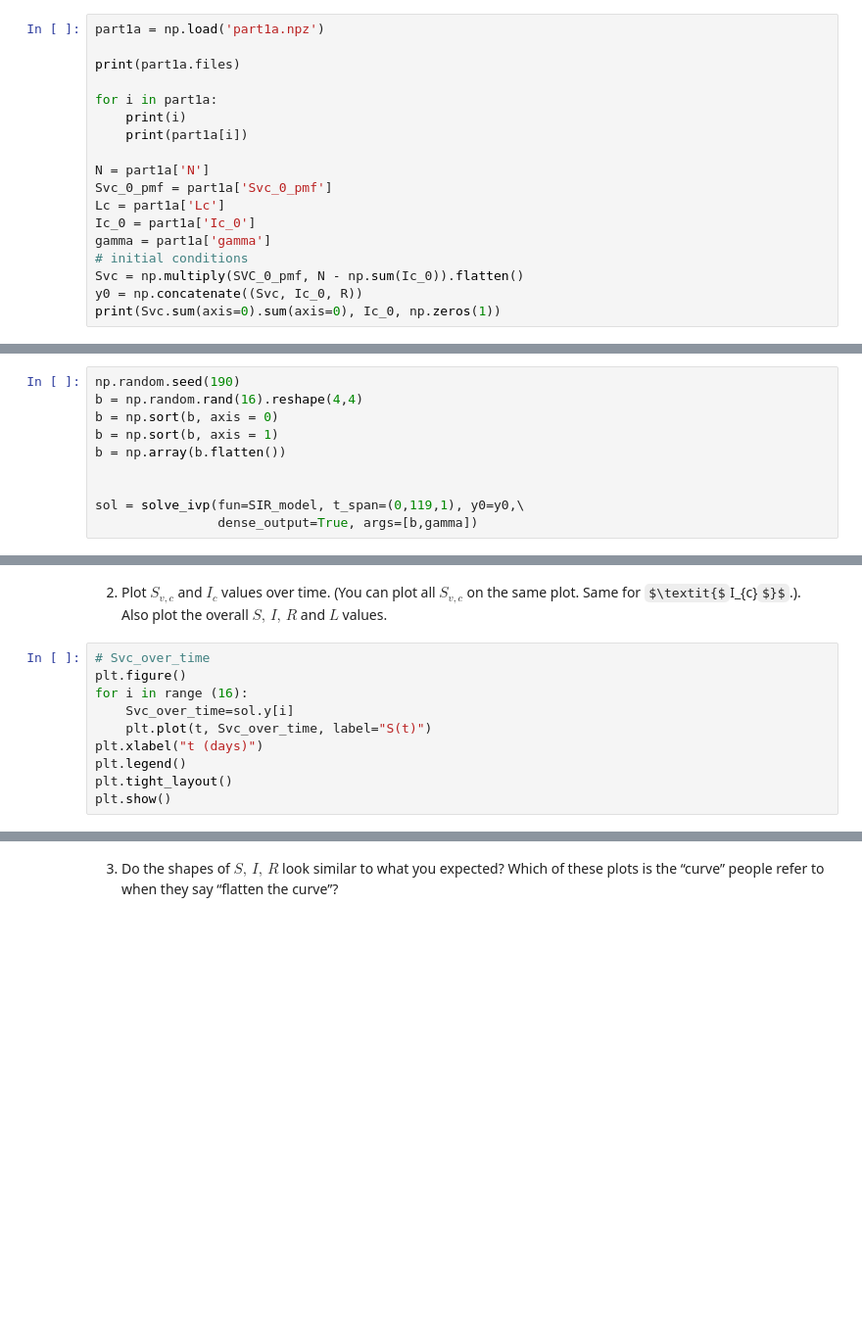
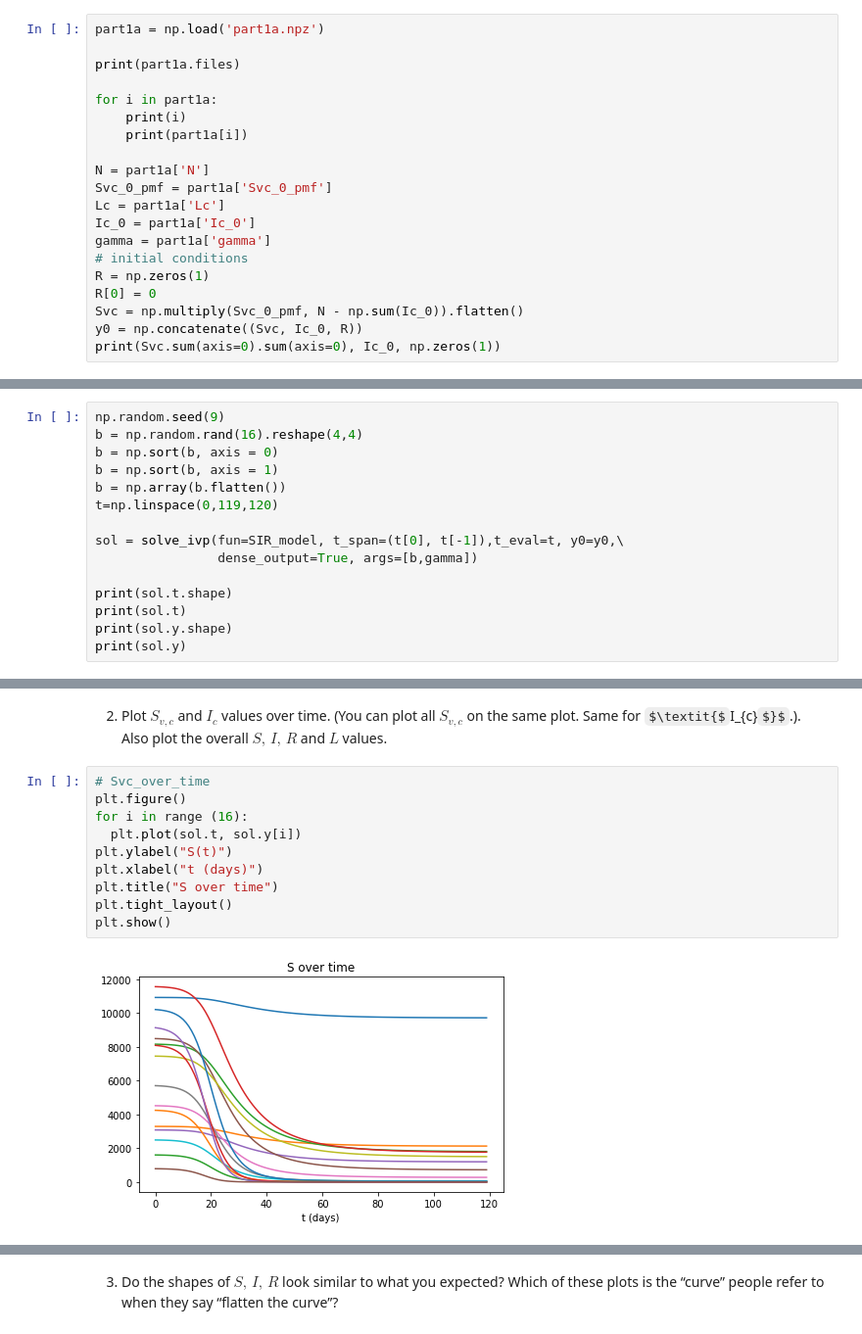
Before and after one commit to Yanbing-Judy/190DD-Project, a Jupyter notebook: Project_Part1a_new.ipynb, the cells around one changed output, grey strips where cells are left out. Shown at 98% size. Saved outputs shown, nothing was run; the diff lists cells and outputs as text; some formulas as TeX source; blank space fills up the shorter version.

```diff
--- a/Project_Part1a_new.ipynb
+++ b/Project_Part1a_new.ipynb
@@ -33,7 +33,9 @@ Lc = part1a['Lc']
 Ic_0 = part1a['Ic_0']
 gamma = part1a['gamma']
 # initial conditions
-Svc = np.multiply(SVC_0_pmf, N - np.sum(Ic_0)).flatten()
+R = np.zeros(1)
+R[0] = 0
+Svc = np.multiply(Svc_0_pmf, N - np.sum(Ic_0)).flatten()
 y0 = np.concatenate((Svc, Ic_0, R))
 print(Svc.sum(axis=0).sum(axis=0), Ic_0, np.zeros(1))
 # %% [output]
@@ -70,12 +71,17 @@ def SIR_model(t, Y, beta, gamma):
 
     return RHS
 # %%
-np.random.seed(190)
+np.random.seed(9)
 b = np.random.rand(16).reshape(4,4)
 b = np.sort(b, axis = 0)
 b = np.sort(b, axis = 1)
 b = np.array(b.flatten())
+t=np.linspace(0,119,120)
 
+sol = solve_ivp(fun=SIR_model, t_span=(t[0], t[-1]),t_eval=t, y0=y0,\
+                dense_output=True, args=[b,gamma])
 
-sol = solve_ivp(fun=SIR_model, t_span=(0,119,1), y0=y0,\
-                dense_output=True, args=[b,gamma])
+print(sol.t.shape)
+print(sol.t)
+print(sol.y.shape)
+print(sol.y)
@@ -84,10 +108,12 @@ sol = solve_ivp(fun=SIR_model, t_span=(0,119,1), y0=y0,\
 # %%
 # Svc_over_time
 plt.figure()
 for i in range (16):
-    Svc_over_time=sol.y[i]
-    plt.plot(t, Svc_over_time, label="S(t)")
+  plt.plot(sol.t, sol.y[i])
+plt.ylabel("S(t)")
 plt.xlabel("t (days)")
-plt.legend()
+plt.title("S over time")
 plt.tight_layout()
 plt.show()
+# %% [output]
+[figure, added]
```
Also changed, not shown: parts of 8 cells of this notebook.
